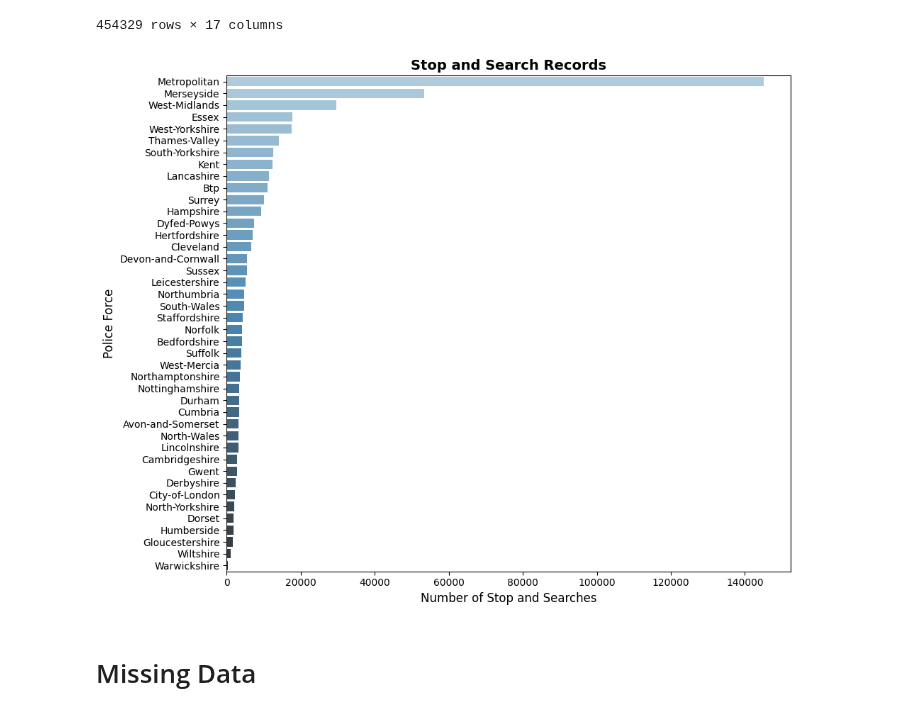
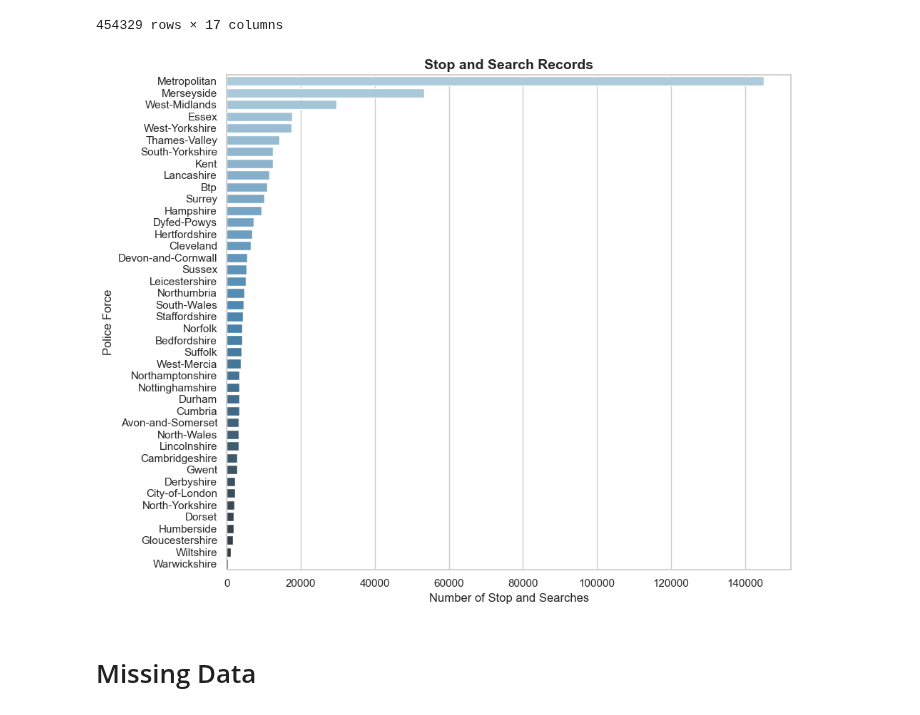
Before and after one commit to KofiBartonByfield/Dissertation, a Jupyter notebook: Code/Data Collection/pre_analysis.ipynb, the cells around one changed output. Drawn from its saved outputs; the diff is of its cells as text; code cells hidden in the pictures.

Commit message:
add in graphs

```diff
--- a/Code/Data Collection/pre_analysis.ipynb
+++ b/Code/Data Collection/pre_analysis.ipynb
@@ -163,36 +163,38 @@ import seaborn as sns
 
 # Set style
 # sns.set(style="whitegrid")
+sns.set_theme(style="whitegrid")  # or "ticks" for light ticks
 
 # Get the counts and convert to DataFrame for hue compatibility
 source_counts = stops_df['source_file'].value_counts().reset_index()
 source_counts.columns = ['source_file', 'count']
 
 # Plot using source_file as hue (even though it's just for colour)
 plt.figure(figsize=(10, 8))
 ax = sns.barplot(
     data=source_counts,
     x='count',
     y='source_file',
     hue='source_file',
     dodge=False,
     palette='Blues_d',
     legend=False
 )
 
 # Add labels and title
 plt.xlabel("Number of Stop and Searches", fontsize=12)
 plt.ylabel("Police Force", fontsize=12)
 plt.title("Stop and Search Records", fontsize=14, weight='bold')
 
 # Add data labels
 # for i, v in enumerate(source_counts['count']):
 #     ax.text(v + max(source_counts['count']) * 0.01, i, str(v), color='black', va='center', fontsize=10)
+plt.savefig('../../Figures/Graphs/stop_and_search_by_county.png', format='png', bbox_inches='tight')
 
 plt.tight_layout()
 plt.show()
 # %% [output]
-[figure, old version]
+[figure, new version]
 # %% [markdown]
 # Missing Data
 # %%
```
Also changed, not shown: parts of 10 cells of this notebook, 4 other files.
